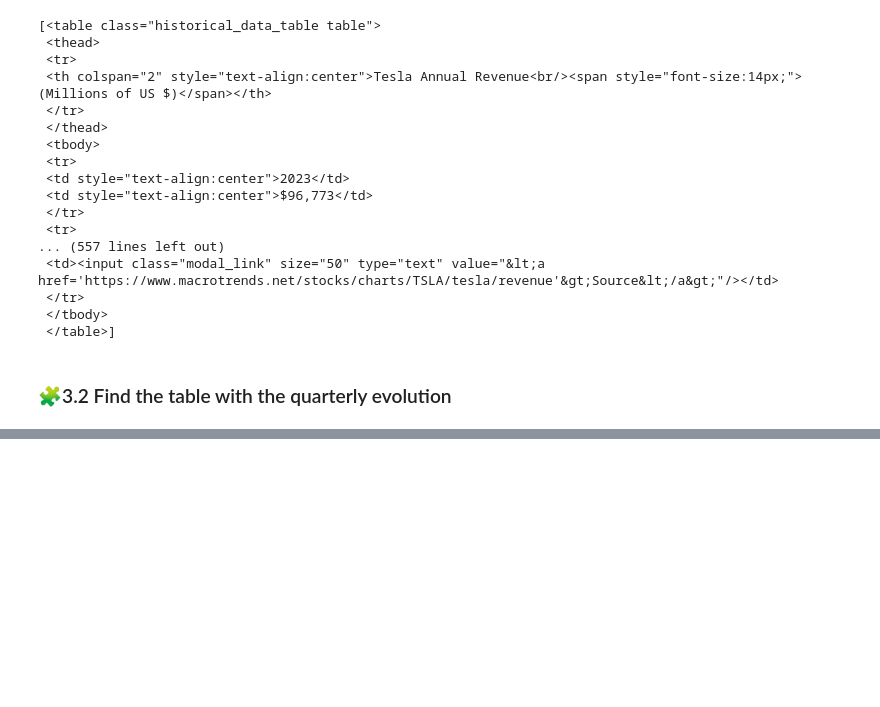
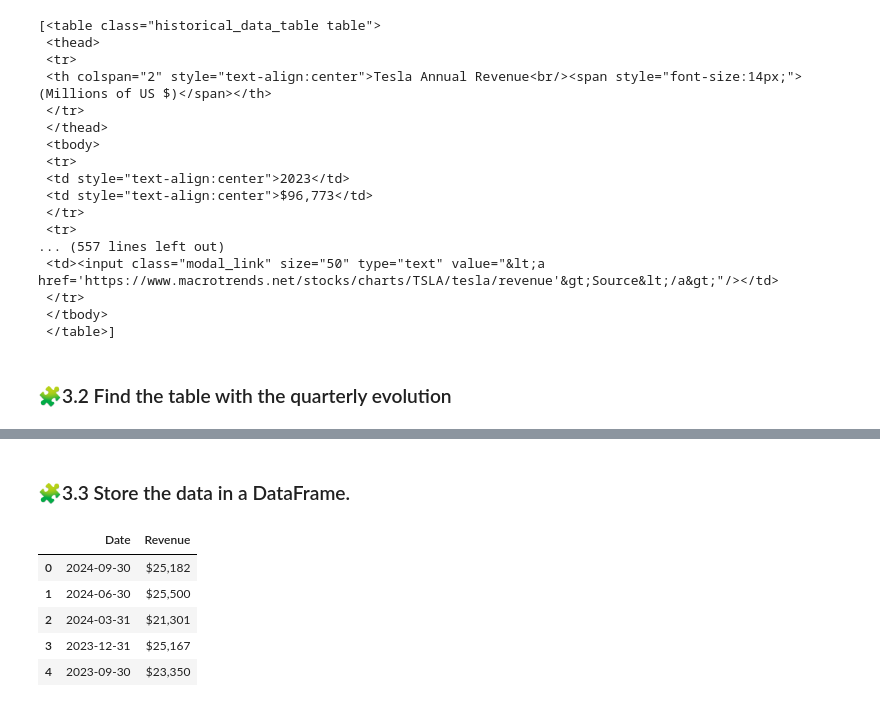
Before and after one commit to mvlarra/web-scraping-project-tutorial, a Jupyter notebook: src/explore.es.ipynb, the cells around one changed output, grey strips where cells are left out. Drawn from its saved outputs; the diff is of its cells as text; code cells hidden in the pictures; blank space fills up the shorter version.

```diff
--- a/src/explore.es.ipynb
+++ b/src/explore.es.ipynb
@@ -295,0 +231,51 @@ tesla_revenue.head()
+# %% [markdown]
+### 🧩3.3 Store the data in a DataFrame.
+# %%
+# 🧩 Paso 1:
+# Crear un DataFrame vacío con dos columnas: "Date" y "Revenue", donde se guardarán los datos extraídos.
+df_tesla_revenue = pd.DataFrame(columns = ["Date", "Revenue"])
+
+
+# 🧩 Paso 2:
+# Extraer datos de la tabla
+for row in tables[table_index].tbody.find_all("tr"):
+    col = row.find_all("td")
+    if (col != []):
+        Date = col[0].text
+        Revenue = col[1].text #.replace("$", "").replace(",", "")
+        df_tesla_revenue = pd.concat([df_tesla_revenue, pd.DataFrame({
+            "Date": Date,
+            "Revenue": Revenue
+        }, index = [0])], ignore_index = True)
+
+# Explicacion:
+#  (1) Recorre todas las filas (tr) dentro del tbody de la tabla seleccionada (tables[table_index]).
+#  (2) Para cada fila (row), encuentra las celdas (td) con find_all("td").
+#  (3) Si col no está vacío (col != []):
+#       (*)Extrae la fecha (Date) de la primera celda (col[0].text).
+#       (*)Extrae el revenue (Revenue) de la segunda celda (col[1].text), quitando "$" y "," con .replace().
+
+#  (4) Agrega los datos al DataFrame usando pd.concat(), creando una nueva
+#      fila como DataFrame y uniéndola a tesla_revenue.
+
+#  (5) ignore_index=True evita problemas con los índices.
+
+
+# 🧩 Paso 3:
+# Mostrar los primeros datos
+df_tesla_revenue.head()
+
+
+# 🧩 Resumen Final:
+#     (1) Busca la tabla correcta dentro de una lista de tablas.
+#     (2) Crea un DataFrame vacío con columnas Date y Revenue.
+#     (3) Extrae las filas de la tabla y limpia los valores.
+#     (4) Agrega las filas al DataFrame.
+#     (5) Muestra los primeros resultados.
+# %% [output]
+|  | Date | Revenue |
+| 0 | 2024-09-30 | $25,182 |
+| 1 | 2024-06-30 | $25,500 |
+| 2 | 2024-03-31 | $21,301 |
+| 3 | 2023-12-31 | $25,167 |
+| 4 | 2023-09-30 | $23,350 |
```
Also changed, not shown: parts of 16 cells of this notebook, 2 other files.
